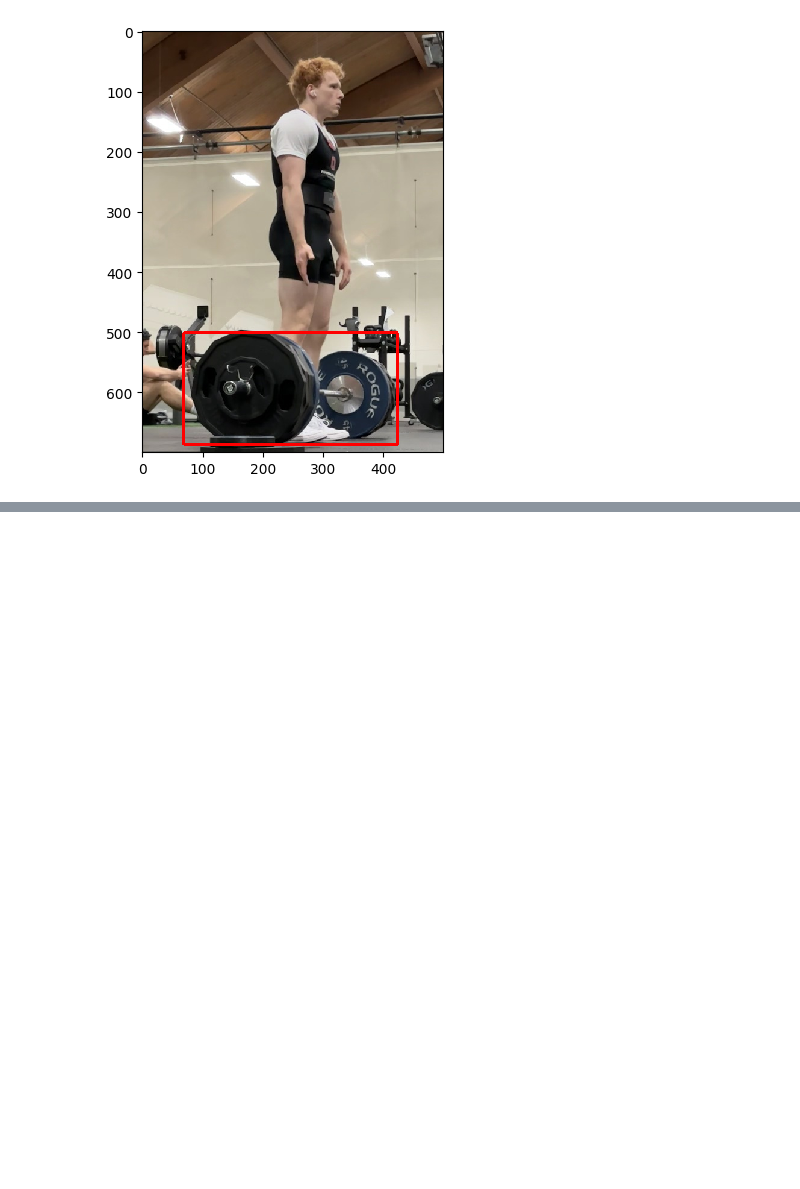
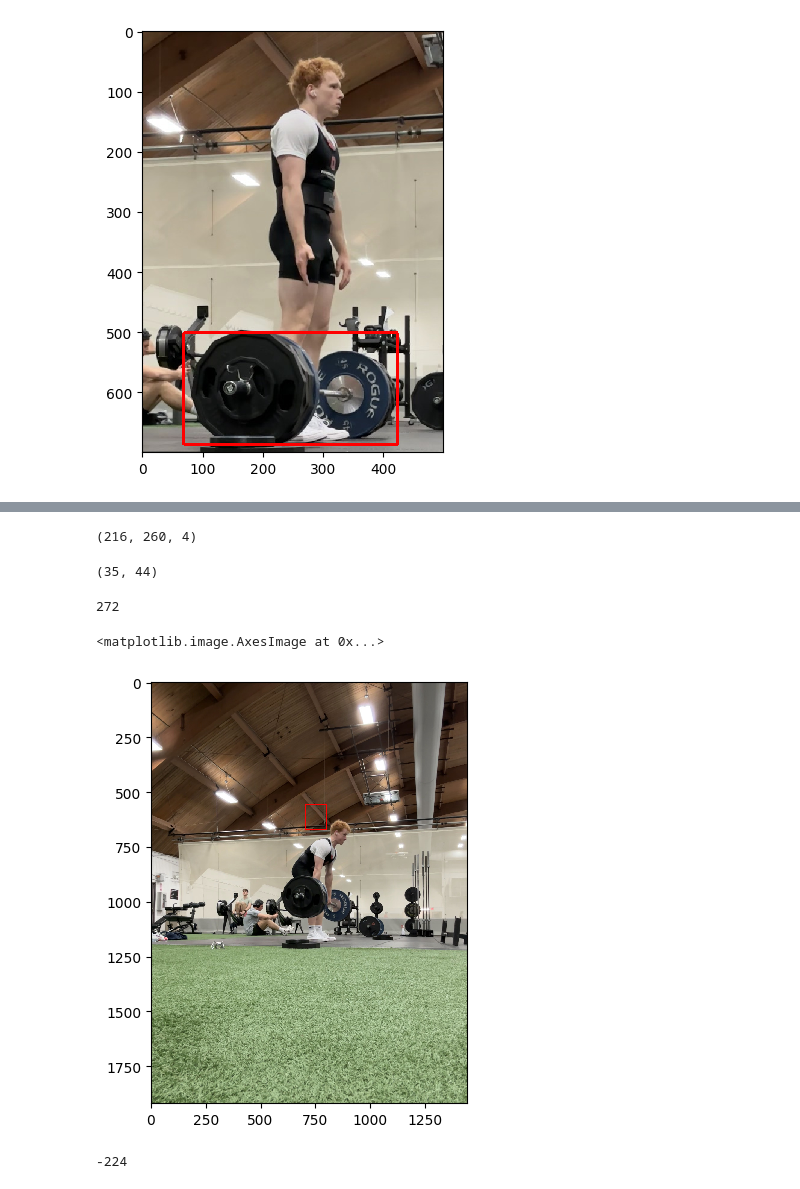
Before and after one commit to BenjaminWare/TrackingBarbell, a Jupyter notebook: CovarianceTracking.ipynb, the cells around one changed output, grey strips where cells are left out. Saved outputs shown, nothing was run; the diff lists cells and outputs as text; code cells hidden in the pictures; blank space fills up the shorter version.

```diff
--- a/CovarianceTracking.ipynb
+++ b/CovarianceTracking.ipynb
@@ -221,0 +133,11 @@ array([[[ 92,  64,  40],
+# %%
+#1920 x 1440 images are simply to large so we blur and downsample both the image and the template to find the correct area and then do a search over that specific area
+#radius of filter matches how many times smaller the image is reduced
+"""
+    blurs the given @im using a guassian filter with @sigma and downscales by @scale(ie 32 means 32 times smaller on both width and height)
+"""
+def blur_and_downsample(im,scale=16,sigma=16):
+
+    blurred_im = filters.gaussian(im, sigma=sigma,truncate=sigma/scale,channel_axis=-1)
+    downscaled_im = blurred_im[::scale,::scale,::]
+    return downscaled_im
@@ -221,0 +150,14 @@ array([[[ 92,  64,  40],
+# %%
+blur_template = blur_and_downsample(frames[1][1025:1180, 580:920])
+tracked_frames = []
+for i, frame in enumerate(frames):
+    print(i)
+    blur_frame = blur_and_downsample(frame)
+    blur_fks = get_feature_vectors(blur_frame)
+    blur_model_C = compute_C(get_feature_vectors(blur_template))
+    blur_dists = compute_match_distances(blur_fks, blur_fks.shape, blur_template.shape, blur_model_C)
+
+    min_point = np.unravel_index(np.argmin(blur_dists), blur_dists.shape)
+    tracked = cv2.rectangle(frame, (min_point[1]*16, min_point[0]*16), ((min_point[1] + blur_template.shape[1])*16, (min_point[0] + blur_template.shape[0])*16), (255,0,0),3)
+
+    tracked_frames.append(tracked)
@@ -221,0 +185,23 @@ array([[[ 92,  64,  40],
+# %%
+bar_template.shape
+# %% [output]
+(216, 260, 4)
+# %%
+min_point = np.unravel_index(np.argmin(blur_dists), blur_dists.shape)
+min_point
+# %% [output]
+(35, 44)
+# %%
+17*16
+# %% [output]
+272
+# %%
+# note: I needed to flip the axes for the rectangle to display correctly
+io.imshow(cv2.rectangle(frames[30], (min_point[1]*16, min_point[0]*16), ((min_point[1] + blur_template.shape[1])*16, (min_point[0] + blur_template.shape[0])*16), (255,0,0),3))
+# %% [output]
+<matplotlib.image.AxesImage at 0x...>
+[figure, added]
+# %%
+min_point[0]*16 - (min_point[0] + blur_template.shape[0])*16
+# %% [output]
+-224
```
Also changed, not shown: parts of 14 cells of this notebook, 3 other files.
